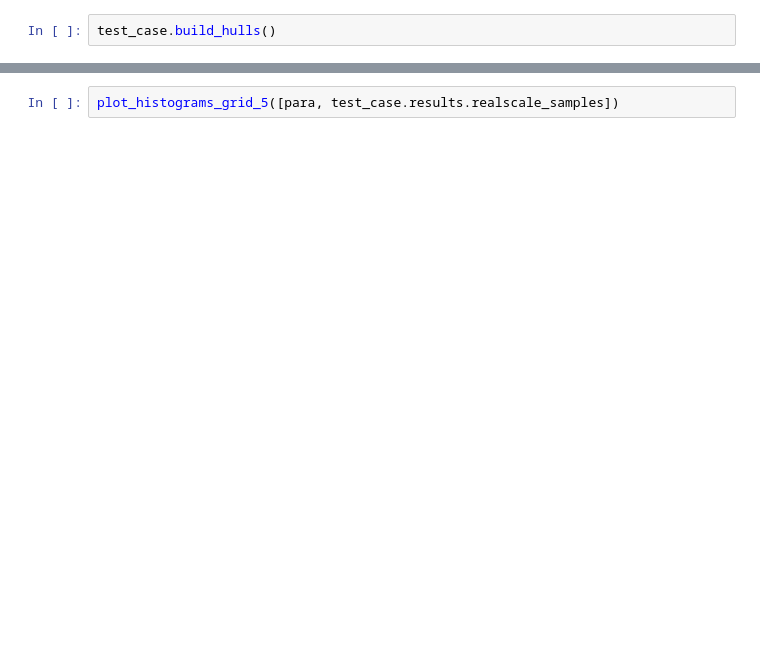
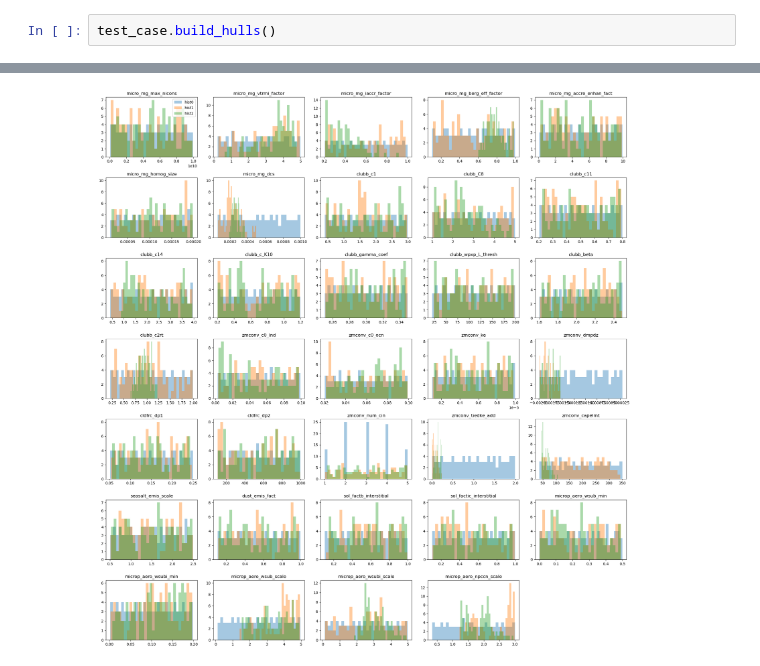
Before and after one commit to yiqioyang/proj2dhullsampler, a Jupyter notebook: notebooks/class_hm.ipynb, the cells around one changed output, grey strips where cells are left out. Saved outputs shown, nothing was run; the diff lists cells and outputs as text; blank space fills up the shorter version.

```diff
--- a/notebooks/class_hm.ipynb
+++ b/notebooks/class_hm.ipynb
@@ -183,2 +200,3 @@ test_case.write_specifications()
 # %%
-plot_histograms_grid_5([para, test_case.results.realscale_samples])
+# %% [output]
+[figure, added]
```
Also changed, not shown: parts of 16 cells of this notebook, 1 other file.
